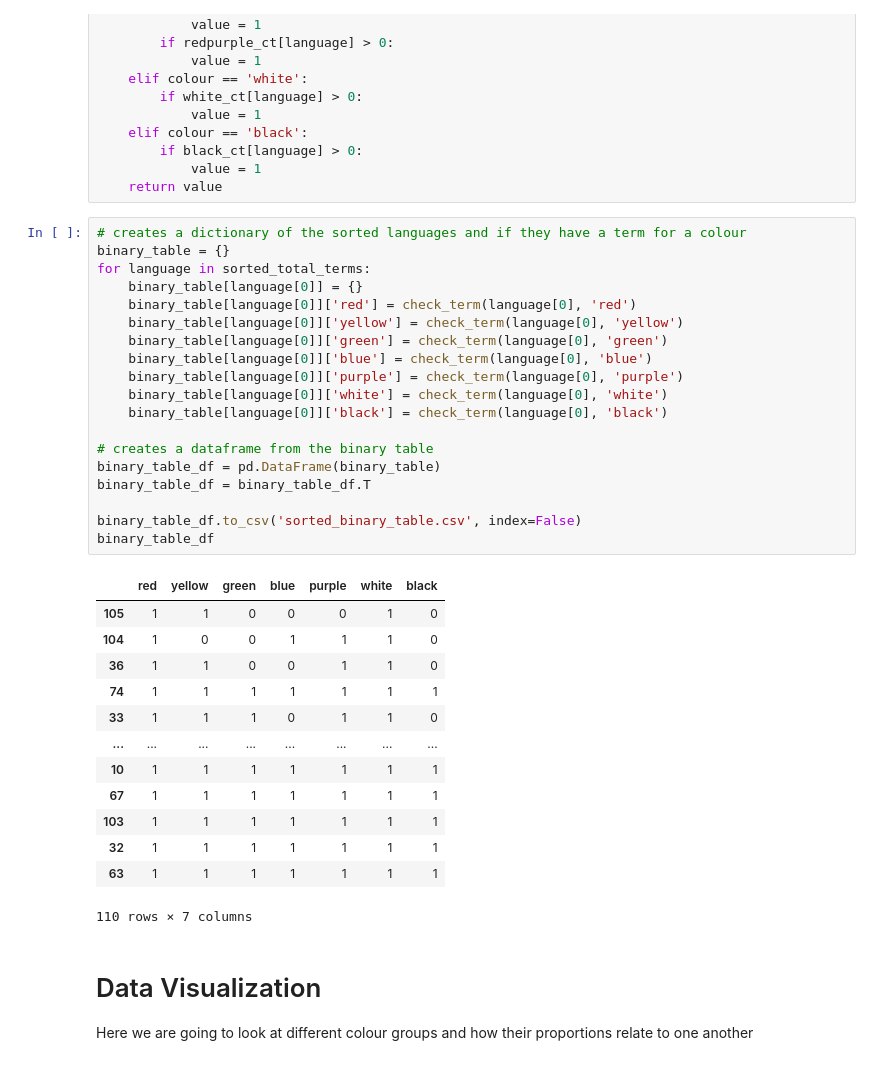
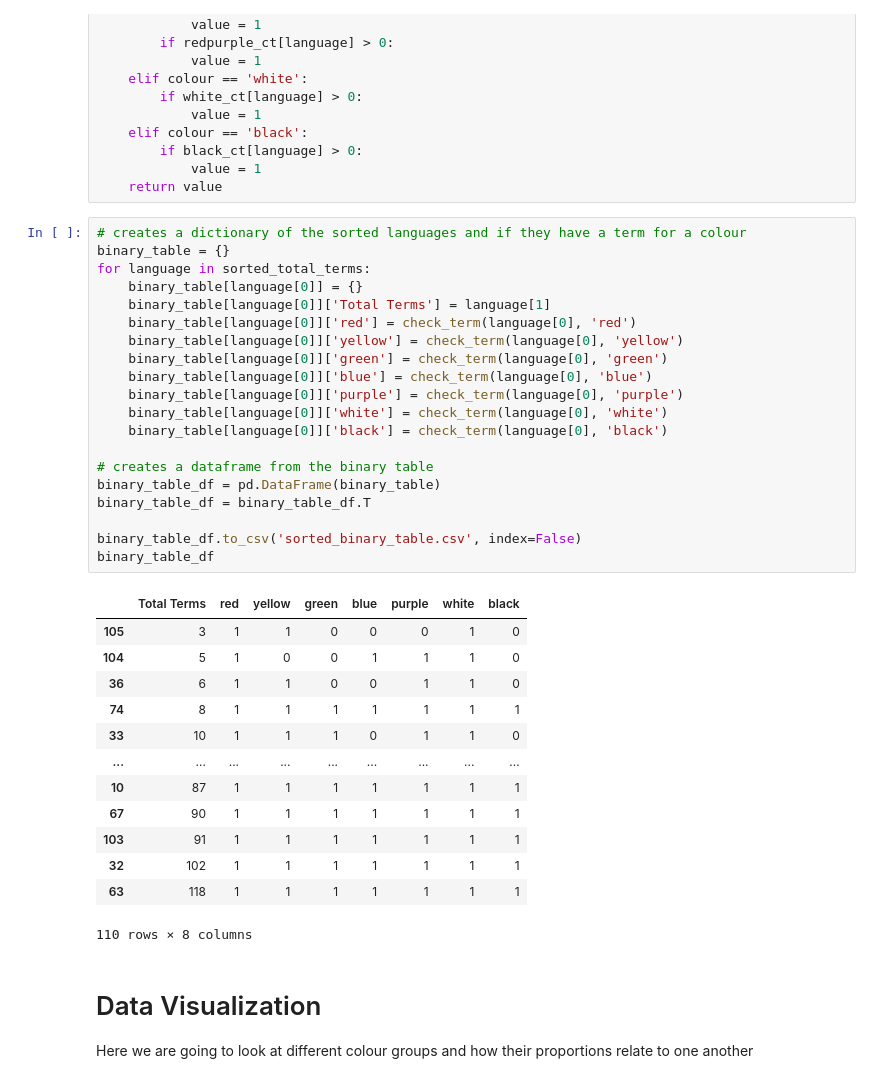
Before and after one commit to ezrarp/WCS_COG260, a Jupyter notebook: main.ipynb, the cells around one changed output. Saved outputs shown, nothing was run; the diff lists cells and outputs as text.

Commit message:
added totals to the csv

```diff
--- a/main.ipynb
+++ b/main.ipynb
@@ -379,36 +379,37 @@ def check_term(language, colour):
 # %%
 # creates a dictionary of the sorted languages and if they have a term for a colour
 binary_table = {}
 for language in sorted_total_terms:
     binary_table[language[0]] = {}
+    binary_table[language[0]]['Total Terms'] = language[1]
     binary_table[language[0]]['red'] = check_term(language[0], 'red')
     binary_table[language[0]]['yellow'] = check_term(language[0], 'yellow')
     binary_table[language[0]]['green'] = check_term(language[0], 'green')
     binary_table[language[0]]['blue'] = check_term(language[0], 'blue')
     binary_table[language[0]]['purple'] = check_term(language[0], 'purple')
     binary_table[language[0]]['white'] = check_term(language[0], 'white')
     binary_table[language[0]]['black'] = check_term(language[0], 'black')
 
 # creates a dataframe from the binary table
 binary_table_df = pd.DataFrame(binary_table)
 binary_table_df = binary_table_df.T
 
 binary_table_df.to_csv('sorted_binary_table.csv', index=False)
 binary_table_df
 # %% [output]
-|  | red | yellow | green | blue | purple | white | black |
-| 105 | 1 | 1 | 0 | 0 | 0 | 1 | 0 |
-| 104 | 1 | 0 | 0 | 1 | 1 | 1 | 0 |
-| 36 | 1 | 1 | 0 | 0 | 1 | 1 | 0 |
-| 74 | 1 | 1 | 1 | 1 | 1 | 1 | 1 |
-| 33 | 1 | 1 | 1 | 0 | 1 | 1 | 0 |
-| ... | ... | ... | ... | ... | ... | ... | ... |
-| 10 | 1 | 1 | 1 | 1 | 1 | 1 | 1 |
-| 67 | 1 | 1 | 1 | 1 | 1 | 1 | 1 |
-| 103 | 1 | 1 | 1 | 1 | 1 | 1 | 1 |
-| 32 | 1 | 1 | 1 | 1 | 1 | 1 | 1 |
-| 63 | 1 | 1 | 1 | 1 | 1 | 1 | 1 |
+|  | Total Terms | red | yellow | green | blue | purple | white | black |
+| 105 | 3 | 1 | 1 | 0 | 0 | 0 | 1 | 0 |
+| 104 | 5 | 1 | 0 | 0 | 1 | 1 | 1 | 0 |
+| 36 | 6 | 1 | 1 | 0 | 0 | 1 | 1 | 0 |
+| 74 | 8 | 1 | 1 | 1 | 1 | 1 | 1 | 1 |
+| 33 | 10 | 1 | 1 | 1 | 0 | 1 | 1 | 0 |
+| ... | ... | ... | ... | ... | ... | ... | ... | ... |
+| 10 | 87 | 1 | 1 | 1 | 1 | 1 | 1 | 1 |
+| 67 | 90 | 1 | 1 | 1 | 1 | 1 | 1 | 1 |
+| 103 | 91 | 1 | 1 | 1 | 1 | 1 | 1 | 1 |
+| 32 | 102 | 1 | 1 | 1 | 1 | 1 | 1 | 1 |
+| 63 | 118 | 1 | 1 | 1 | 1 | 1 | 1 | 1 |
-110 rows × 7 columns
+110 rows × 8 columns
 # %% [markdown]
 # Data Visualization
 Here we are going to look at different colour groups and how their proportions relate to one another
```
Also changed, not shown: 1 other file.
